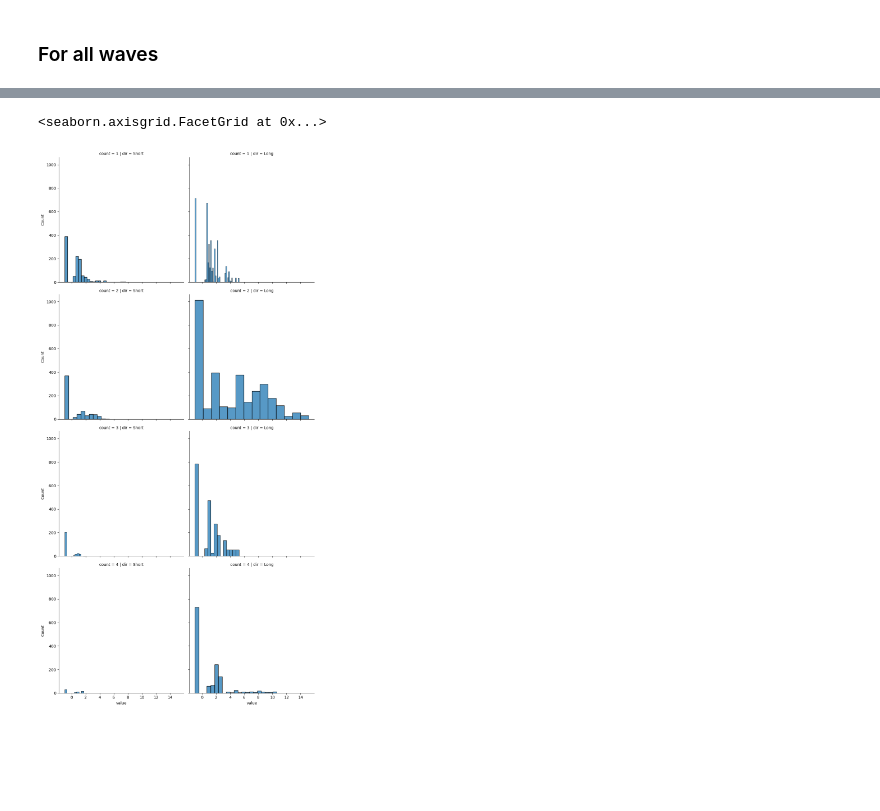
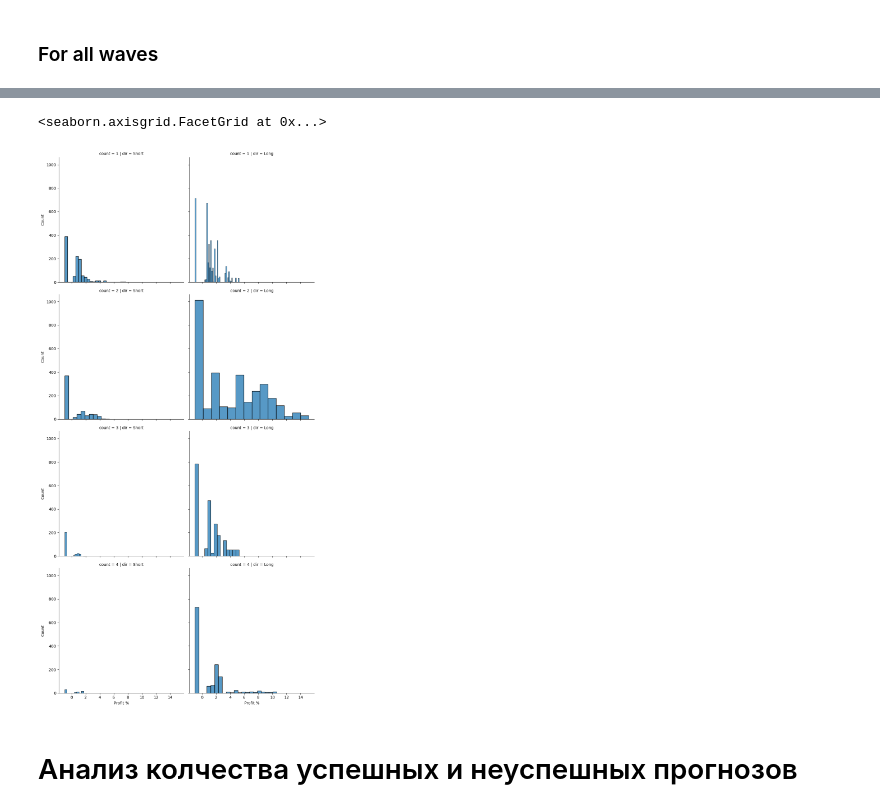
Before and after one commit to NNTrade/indicators, a Jupyter notebook: example/ElliotWales/search_analitic_2.ipynb, the cells around one changed output, grey strips where cells are left out. Cells and saved outputs as stored; diff of their text form; code cells hidden in the pictures; blank space fills up the shorter version.

```diff
--- a/example/ElliotWales/search_analitic_2.ipynb
+++ b/example/ElliotWales/search_analitic_2.ipynb
@@ -98,7 +156,9 @@ g.add_legend()
 # %%
 g = sns.FacetGrid(sns_df, row="count",col="dir",height=5)
-g.map(sns.histplot, "value")
+g.map(sns.histplot, "Profit %")
 g.add_legend()
 # %% [output]
 <seaborn.axisgrid.FacetGrid at 0x...>
-[figure, old version]
+[figure, new version]
+# %% [markdown]
+# Анализ колчества успешных и неуспешных прогнозов
```
Also changed, not shown: parts of 10 cells of this notebook, 5 other files.
